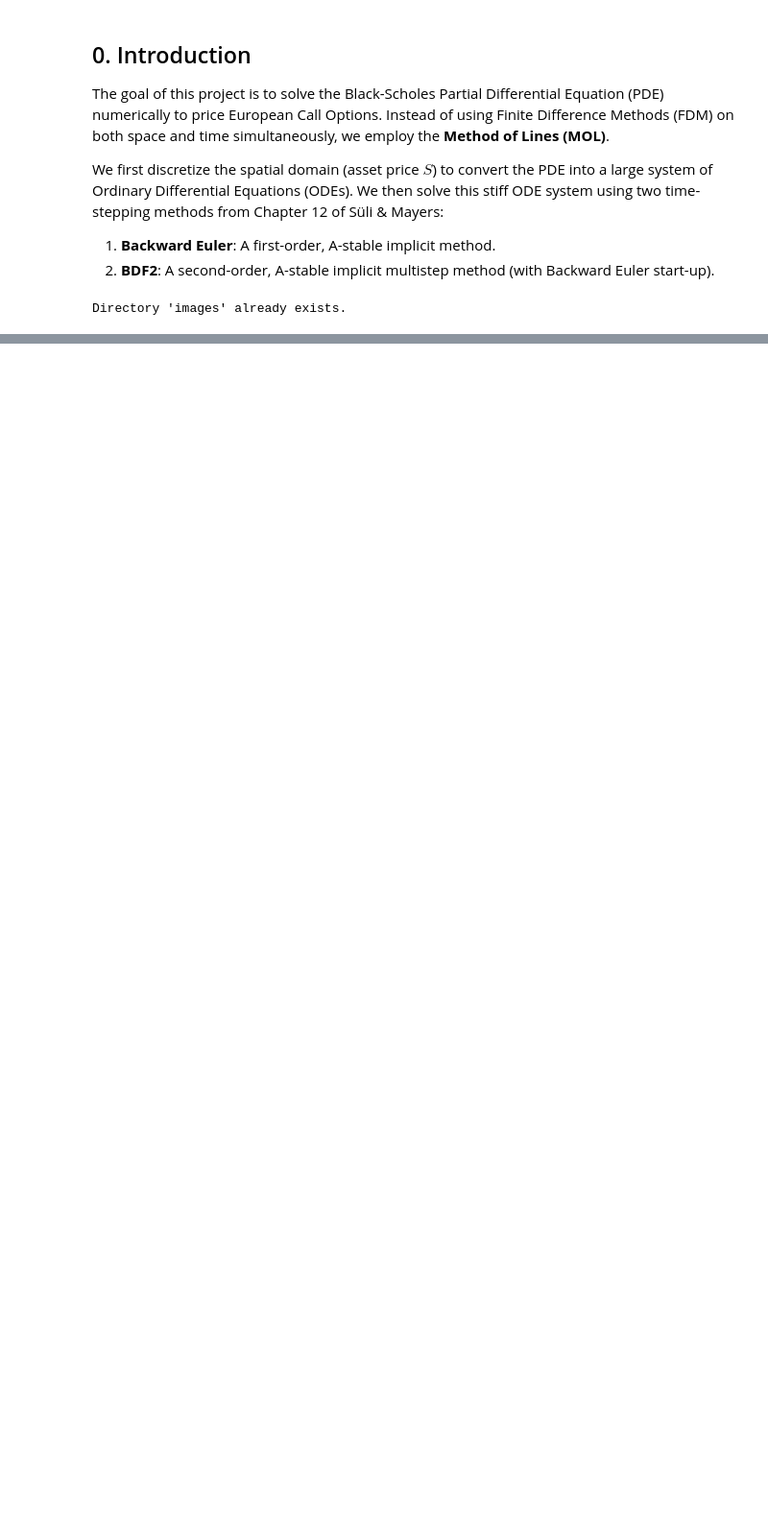
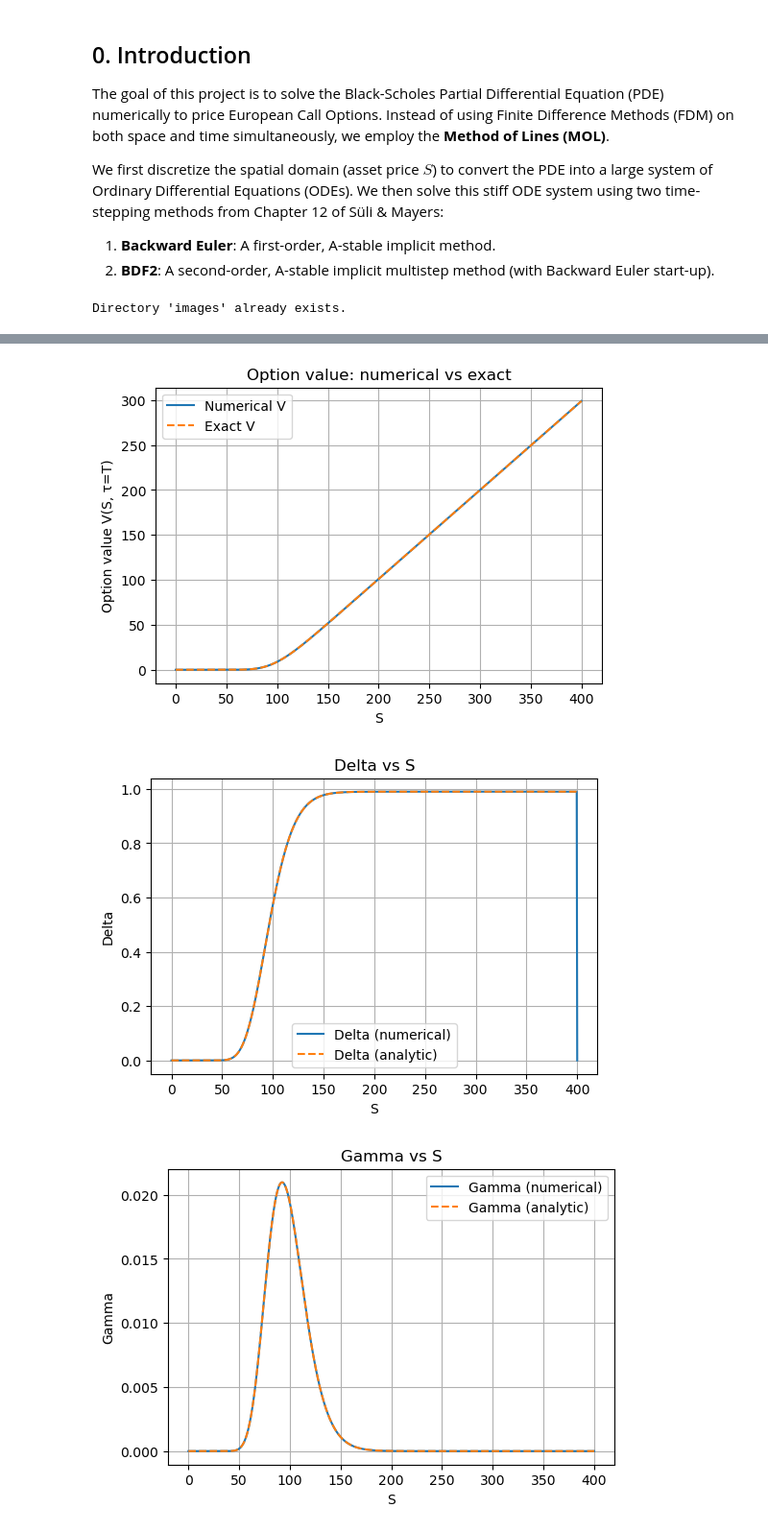
Before and after one commit to franxyang/MATH514FinalProject-BS_Model, a Jupyter notebook: 01_Verification_Analysis.ipynb, the cells around one changed output, grey strips where cells are left out. Shown: that part at 96% size. Saved outputs shown, nothing was run; the diff lists cells and outputs as text; code cells hidden in the pictures; blank space fills up the shorter version.

```diff
--- a/01_Verification_Analysis.ipynb
+++ b/01_Verification_Analysis.ipynb
@@ -153,0 +298,8 @@ Processing Subplot 4: M = 5000 ...
+# %%
+# 4.2 Sanity check: one run per method
+
+M_test = 400
+N_test = 400
+
+for method in ["BackwardEuler", "BDF2"]:
+    describe_run(method, N_test, M_test, params)
@@ -211,0 +509,44 @@ plot_greeks()
+# %%
+# 6.4 Visual comparison of price and Greeks
+
+# For plotting clarity, focus on a moderate S range
+S_plot = S_full
+V_plot = V_full
+Delta_plot = Delta_num
+Gamma_plot = Gamma_num
+
+Delta_exact_plot, Gamma_exact_plot = Delta_exact, Gamma_exact
+
+plt.figure(figsize=(6, 4))
+plt.plot(S_plot, V_plot, label="Numerical V")
+plt.plot(S_plot, exact_solution(S_plot, tau_eval, params), "--", label="Exact V")
+plt.xlabel("S")
+plt.ylabel("Option value V(S, τ=T)")
+plt.title("Option value: numerical vs exact")
+plt.grid(True)
+plt.legend()
+plt.show()
+
+plt.figure(figsize=(6, 4))
+plt.plot(S_plot, Delta_plot, label="Delta (numerical)")
+plt.plot(S_plot, Delta_exact_plot, "--", label="Delta (analytic)")
+plt.xlabel("S")
+plt.ylabel("Delta")
+plt.title("Delta vs S")
+plt.grid(True)
+plt.legend()
+plt.show()
+
+plt.figure(figsize=(6, 4))
+plt.plot(S_plot, Gamma_plot, label="Gamma (numerical)")
+plt.plot(S_plot, Gamma_exact_plot, "--", label="Gamma (analytic)")
+plt.xlabel("S")
+plt.ylabel("Gamma")
+plt.title("Gamma vs S")
+plt.grid(True)
+plt.legend()
+plt.show()
+# %% [output]
+[figure, added]
+[figure, added]
+[figure, added]
```
Also changed, not shown: parts of 16 cells of this notebook, 13 other files.
